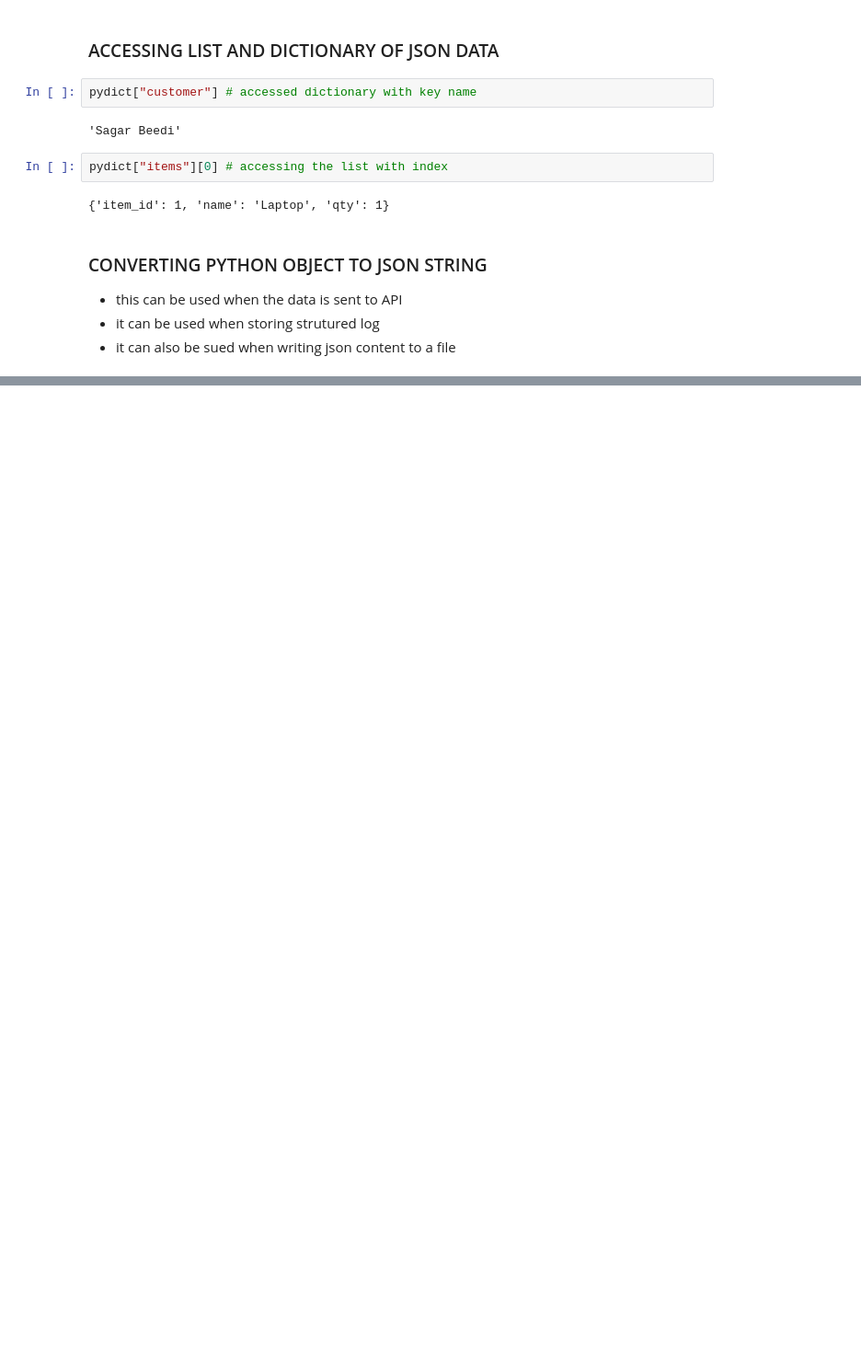
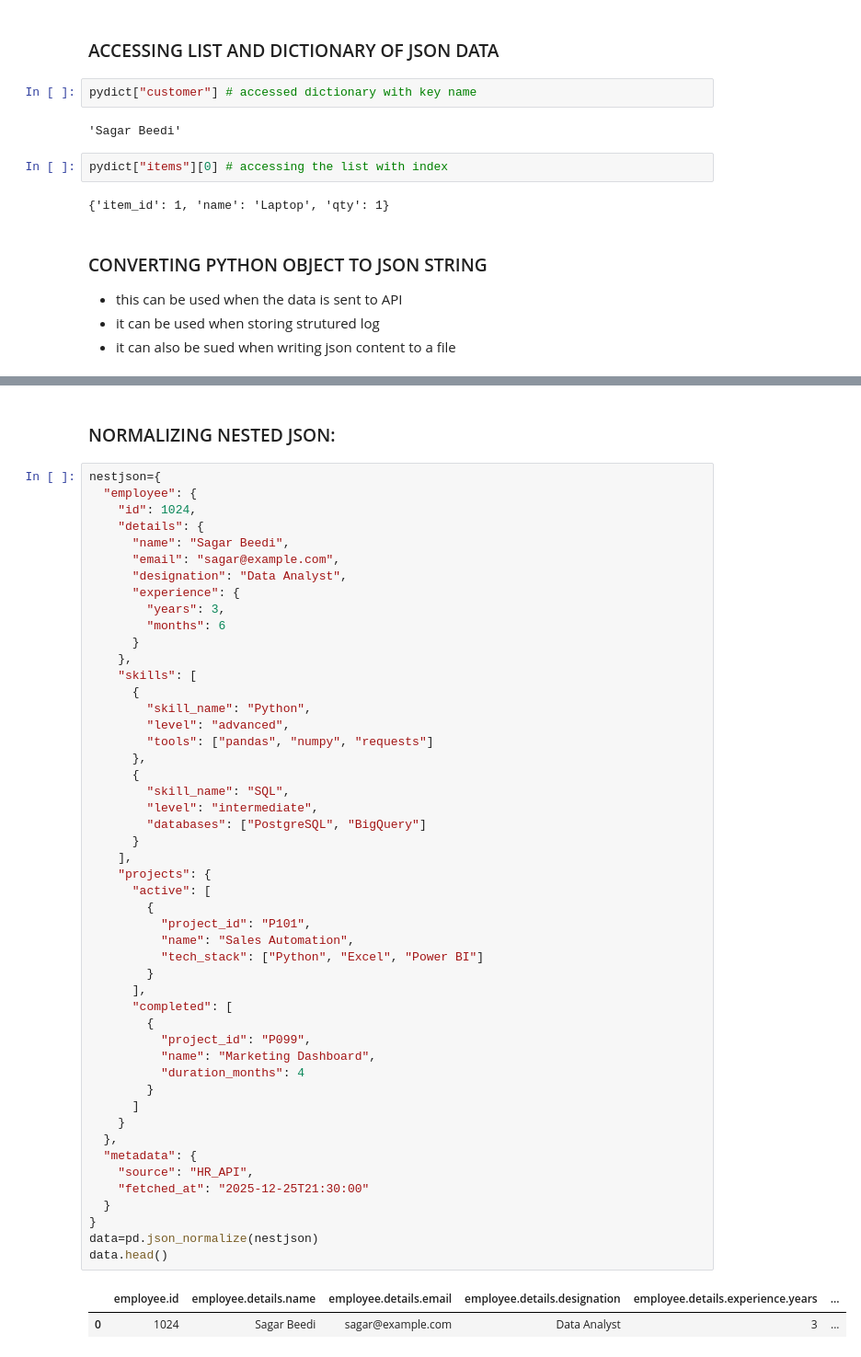
Before and after one commit to sagarnbeedi-analytics/data-analytics-portfolio, a Jupyter notebook: PYTHON/JSON_LIBRARY/main.ipynb, the cells around one changed output, grey strips where cells are left out. Shown at 92% size. Drawn from its saved outputs; the diff is of its cells as text; blank space fills up the shorter version.

```diff
--- a/PYTHON/JSON_LIBRARY/main.ipynb
+++ b/PYTHON/JSON_LIBRARY/main.ipynb
@@ -110,0 +374,54 @@ print(jstring)
+# %% [markdown]
+### NORMALIZING NESTED JSON:
+# %%
+nestjson={
+  "employee": {
+    "id": 1024,
+    "details": {
+      "name": "Sagar Beedi",
+      "email": "sagar@example.com",
+      "designation": "Data Analyst",
+      "experience": {
+        "years": 3,
+        "months": 6
+      }
+    },
+    "skills": [
+      {
+        "skill_name": "Python",
+        "level": "advanced",
+        "tools": ["pandas", "numpy", "requests"]
+      },
+      {
+        "skill_name": "SQL",
+        "level": "intermediate",
+        "databases": ["PostgreSQL", "BigQuery"]
+      }
+    ],
+    "projects": {
+      "active": [
+        {
+          "project_id": "P101",
+          "name": "Sales Automation",
+          "tech_stack": ["Python", "Excel", "Power BI"]
+        }
+      ],
+      "completed": [
+        {
+          "project_id": "P099",
+          "name": "Marketing Dashboard",
+          "duration_months": 4
+        }
+      ]
+    }
+  },
+  "metadata": {
+    "source": "HR_API",
+    "fetched_at": "2025-12-25T21:30:00"
+  }
+}
+data=pd.json_normalize(nestjson)
+data.head()
+# %% [output]
+|  | employee.id | employee.details.name | employee.details.email | employee.details.designation | employee.details.experience.years | ... |
+| 0 | 1024 | Sagar Beedi | sagar@example.com | Data Analyst | 3 | ... |
```
Also changed, not shown: parts of 28 cells of this notebook, 6 other files.
